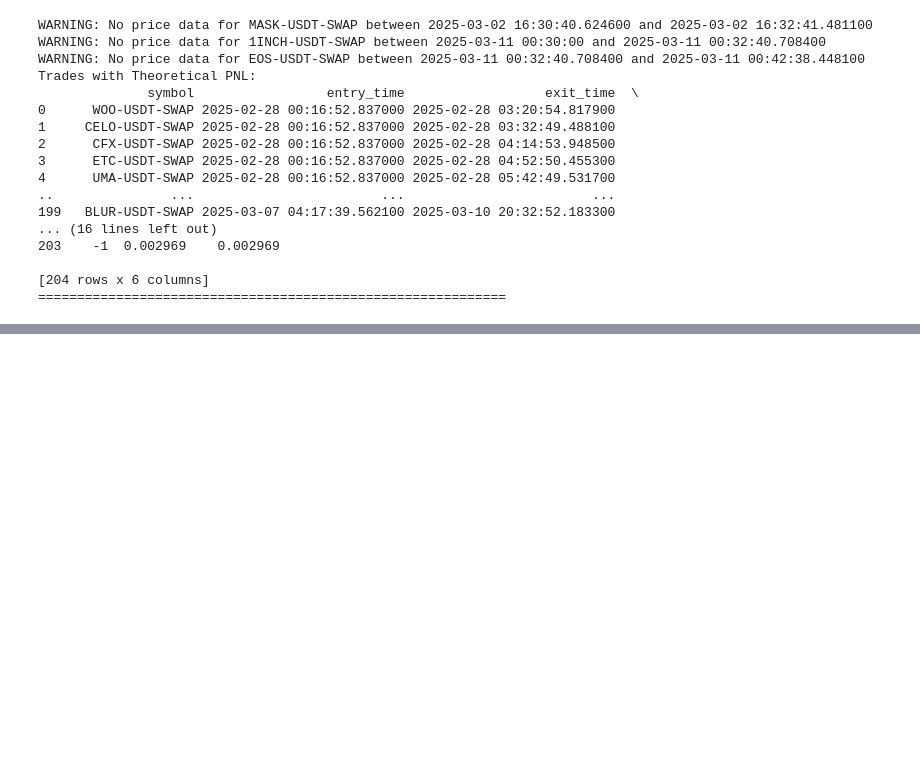
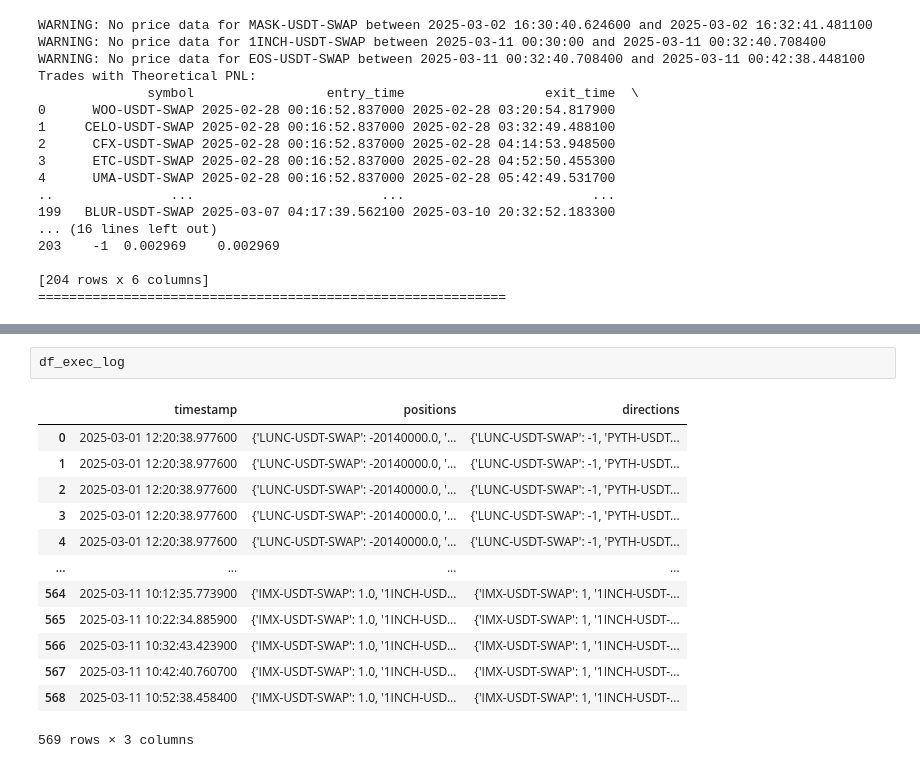
Before and after one commit to marescialloNino/pnl-analysis, a Jupyter notebook: okx_pnl_analysis.ipynb, the cells around one changed output, grey strips where cells are left out. Saved outputs shown, nothing was run; the diff lists cells and outputs as text; blank space fills up the shorter version.

```diff
--- a/okx_pnl_analysis.ipynb
+++ b/okx_pnl_analysis.ipynb
@@ -632,2 +646,18 @@ Difference: -0.00
+# %%
+df_exec_log
+# %% [output]
+|  | timestamp | positions | directions |
+| 0 | 2025-03-01 12:20:38.977600 | {'LUNC-USDT-SWAP': -20140000.0, '... | {'LUNC-USDT-SWAP': -1, 'PYTH-USDT... |
+| 1 | 2025-03-01 12:20:38.977600 | {'LUNC-USDT-SWAP': -20140000.0, '... | {'LUNC-USDT-SWAP': -1, 'PYTH-USDT... |
+| 2 | 2025-03-01 12:20:38.977600 | {'LUNC-USDT-SWAP': -20140000.0, '... | {'LUNC-USDT-SWAP': -1, 'PYTH-USDT... |
+| 3 | 2025-03-01 12:20:38.977600 | {'LUNC-USDT-SWAP': -20140000.0, '... | {'LUNC-USDT-SWAP': -1, 'PYTH-USDT... |
+| 4 | 2025-03-01 12:20:38.977600 | {'LUNC-USDT-SWAP': -20140000.0, '... | {'LUNC-USDT-SWAP': -1, 'PYTH-USDT... |
+| ... | ... | ... | ... |
+| 564 | 2025-03-11 10:12:35.773900 | {'IMX-USDT-SWAP': 1.0, '1INCH-USD... | {'IMX-USDT-SWAP': 1, '1INCH-USDT-... |
+| 565 | 2025-03-11 10:22:34.885900 | {'IMX-USDT-SWAP': 1.0, '1INCH-USD... | {'IMX-USDT-SWAP': 1, '1INCH-USDT-... |
+| 566 | 2025-03-11 10:32:43.423900 | {'IMX-USDT-SWAP': 1.0, '1INCH-USD... | {'IMX-USDT-SWAP': 1, '1INCH-USDT-... |
+| 567 | 2025-03-11 10:42:40.760700 | {'IMX-USDT-SWAP': 1.0, '1INCH-USD... | {'IMX-USDT-SWAP': 1, '1INCH-USDT-... |
+| 568 | 2025-03-11 10:52:38.458400 | {'IMX-USDT-SWAP': 1.0, '1INCH-USD... | {'IMX-USDT-SWAP': 1, '1INCH-USDT-... |
+569 rows × 3 columns
 # %%
 # Plot position dollar values for specific symbols
```
Also changed, not shown: parts of 5 cells of this notebook, 9 other files.
